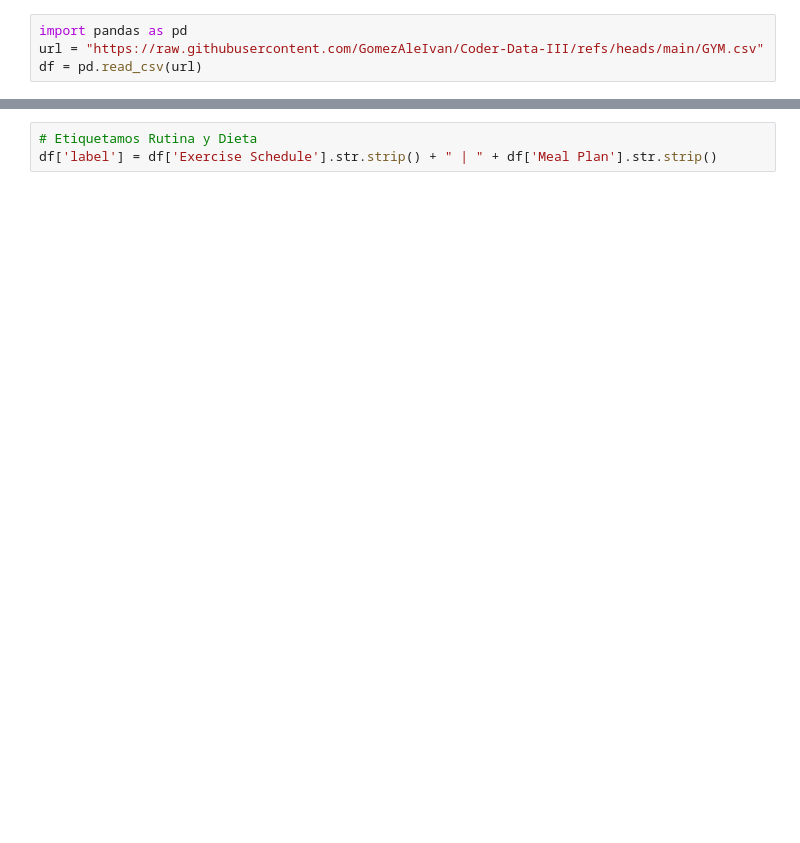
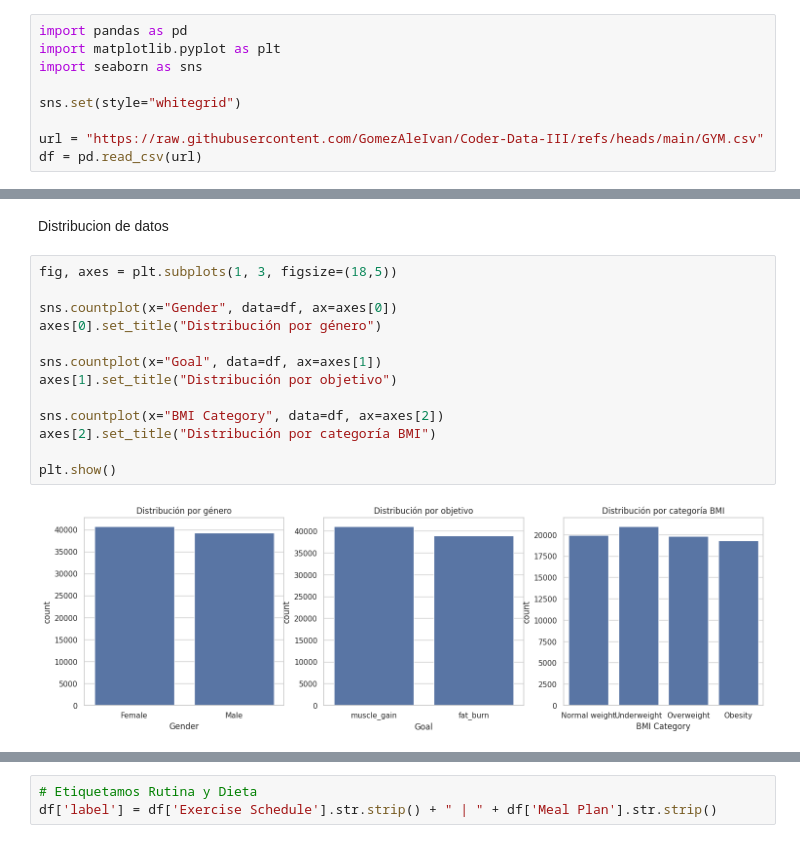
Before and after one commit to GomezAleIvan/Coder-Data-III, a Jupyter notebook: Trabajo_Final_Gómez_Alejandro_Data_3.ipynb, the cells around one changed output, grey strips where cells are left out. Saved outputs shown, nothing was run; the diff lists cells and outputs as text; blank space fills up the shorter version.

```diff
--- a/Trabajo_Final_Gómez_Alejandro_Data_3.ipynb
+++ b/Trabajo_Final_Gómez_Alejandro_Data_3.ipynb
@@ -22,5 +22,10 @@ Requirement already satisfied: pygments<3.0.0,>=2.13.0 in /usr/local/lib/python3
 Requirement already satisfied: mdurl~=0.1 in /usr/local/lib/python3.12/dist-packages (from markdown-it-py>=2.2.0->rich->keras>=3.5.0->tensorflow) (0.1.2)
 # %%
 import pandas as pd
+import matplotlib.pyplot as plt
+import seaborn as sns
+
+sns.set(style="whitegrid")
+
 url = "https://raw.githubusercontent.com/GomezAleIvan/Coder-Data-III/refs/heads/main/GYM.csv"
 df = pd.read_csv(url)
@@ -26,0 +64,17 @@ df = pd.read_csv(url)
+# %% [markdown]
+Distribucion de datos
+# %%
+fig, axes = plt.subplots(1, 3, figsize=(18,5))
+
+sns.countplot(x="Gender", data=df, ax=axes[0])
+axes[0].set_title("Distribución por género")
+
+sns.countplot(x="Goal", data=df, ax=axes[1])
+axes[1].set_title("Distribución por objetivo")
+
+sns.countplot(x="BMI Category", data=df, ax=axes[2])
+axes[2].set_title("Distribución por categoría BMI")
+
+plt.show()
+# %% [output]
+[figure, added]
```
Also changed, not shown: parts of 30 cells of this notebook.
